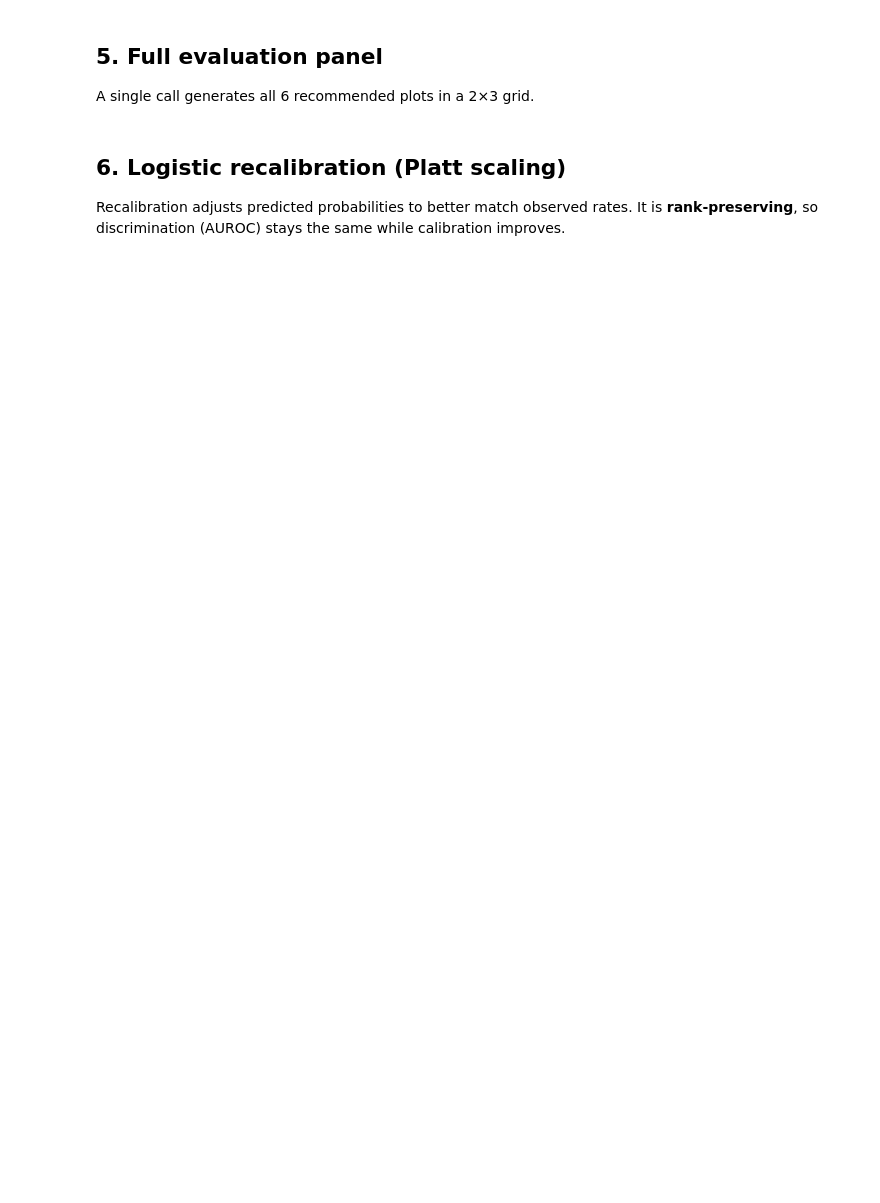
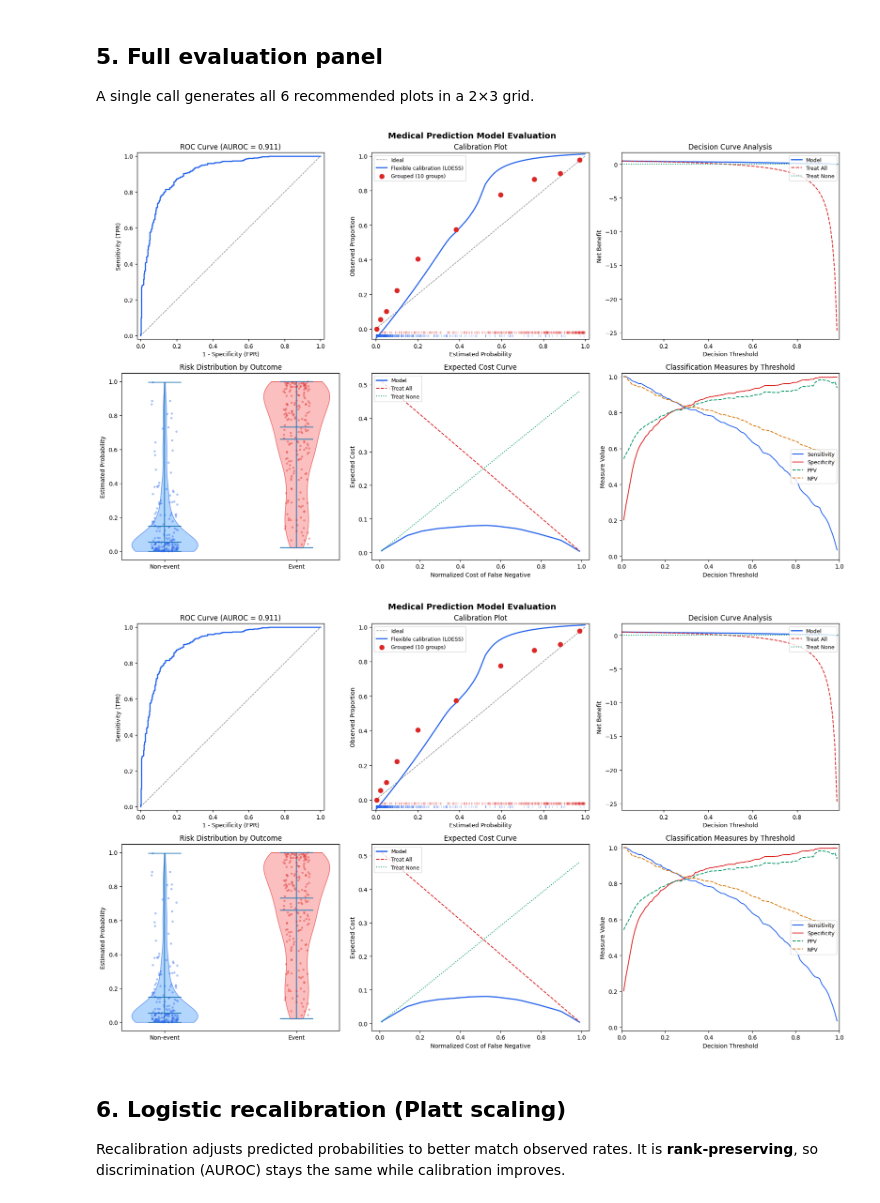
Before and after one commit to hrossman/medical-prediction-models-evaluation, a Jupyter notebook: examples/showcase.ipynb, the cells around one changed output. Cells and saved outputs as stored; diff of their text form; code cells hidden in the pictures; blank space fills up the shorter version.

```diff
--- a/examples/showcase.ipynb
+++ b/examples/showcase.ipynb
@@ -208,8 +313,10 @@ plt.show()
 
 A single call generates all 6 recommended plots in a 2×3 grid.
 # %%
-fig = plot_full_evaluation(y_true, y_prob, auroc=results["discrimination"]["auroc"])
-plt.show()
+plot_full_evaluation(y_true, y_prob, auroc=results["discrimination"]["auroc"])
+# %% [output]
+[figure, added]
+[figure, added]
 # %% [markdown]
 ## 6. Logistic recalibration (Platt scaling)
 
```
Also changed, not shown: parts of 22 cells of this notebook, 1 other file.
